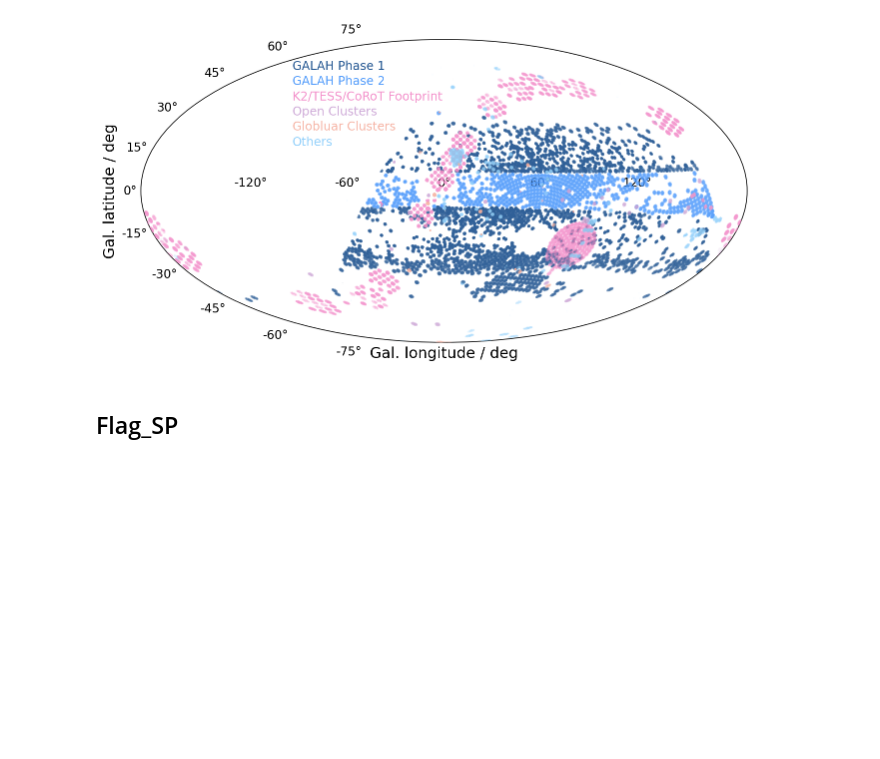
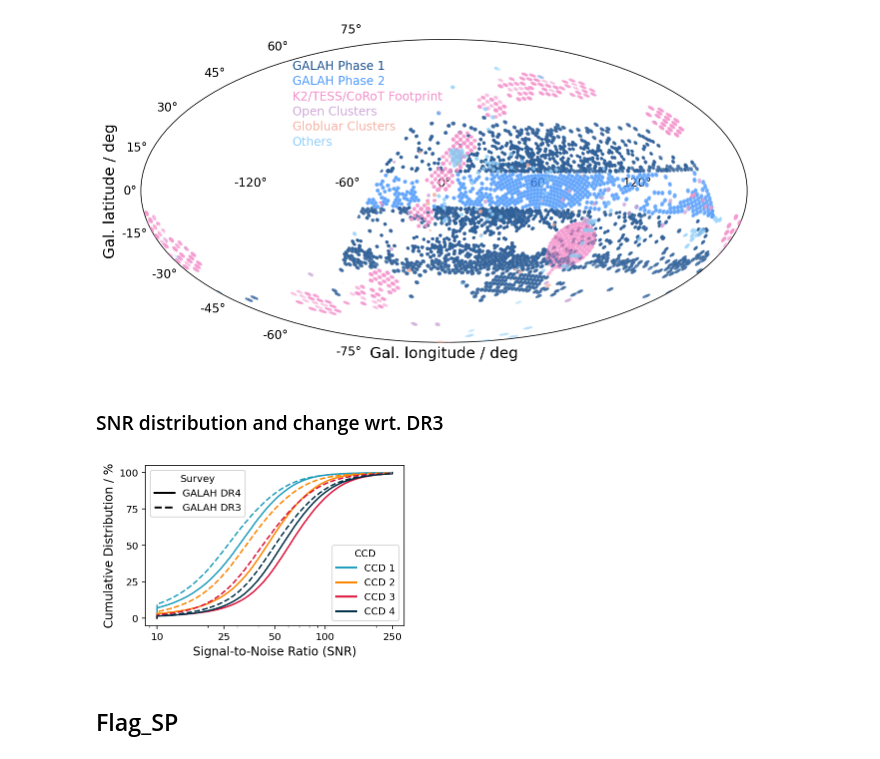
Before and after one commit to svenbuder/galah_dr4_paper, a Jupyter notebook: galah_dr4_paper_plots.ipynb, the cells around one changed output. Drawn from its saved outputs; the diff is of its cells as text; code cells hidden in the pictures; blank space fills up the shorter version.

```diff
--- a/galah_dr4_paper_plots.ipynb
+++ b/galah_dr4_paper_plots.ipynb
@@ -233,11 +233,69 @@ plt.show()
 plt.close()
 # %% [output]
 [figure]
+# %% [markdown]
+### SNR distribution and change wrt. DR3
 # %%
+import matplotlib.pyplot as plt
+import numpy as np
 
+# Setup figure and axis
+f, ax = plt.subplots(1,1,figsize=(4.5,3))
 
+# Function to compute and plot CDF
+def plot_cdf(ax, data, label, color, dashed=False):
+    sorted_data = np.sort(data[np.isfinite(data)])
+    cdf = np.arange(1, len(sorted_data) + 1) / len(sorted_data)
+    if dashed:
+        ax.plot(sorted_data, cdf, c=color, ls='dashed')
+    else:
+        ax.plot(sorted_data, cdf, c=color)
 
+# Define the SNR limits and colors
+snr_min = 10
+snr_max = 250
+colors = ['#219ebc','#fb8500','crimson','#023047']
+
+# Plot the CDFs for each CCD for GALAH DR4 (solid lines)
+plot_cdf(ax, galah_dr4_allstar['snr_px_ccd1'].clip(min=snr_min,max=snr_max), label='CCD 1', color=colors[0])
+plot_cdf(ax, galah_dr4_allstar['snr_px_ccd2'].clip(min=snr_min,max=snr_max), label='CCD 2', color=colors[1])
+plot_cdf(ax, galah_dr4_allstar['snr_px_ccd3'].clip(min=snr_min,max=snr_max), label='CCD 3', color=colors[2])
+plot_cdf(ax, galah_dr4_allstar['snr_px_ccd4'].clip(min=snr_min,max=snr_max), label='CCD 4', color=colors[3])
+
+# Plot the CDFs for each CCD for GALAH DR3 (dashed lines)
+plot_cdf(ax, galah_dr3_allstar['snr_c1_iraf'].clip(min=snr_min,max=snr_max), label='CCD 1', color=colors[0], dashed=True)
+plot_cdf(ax, galah_dr3_allstar['snr_c2_iraf'].clip(min=snr_min,max=snr_max), label='CCD 2', color=colors[1], dashed=True)
+plot_cdf(ax, galah_dr3_allstar['snr_c3_iraf'].clip(min=snr_min,max=snr_max), label='CCD 3', color=colors[2], dashed=True)
+plot_cdf(ax, galah_dr3_allstar['snr_c4_iraf'].clip(min=snr_min,max=snr_max), label='CCD 4', color=colors[3], dashed=True)
+
+# Set x-axis to log scale and add custom ticks
+ax.set_xscale('log')
+ax.set_xticks([10, 25, 50, 100, 250])
+ax.set_yticks([0,0.25,0.5,0.75,1.0],[0,25,50,75,100])
+ax.set_ylabel('Cumulative Distribution / %', fontsize=12)
+ax.set_xlabel('Signal-to-Noise Ratio (SNR)', fontsize=12)
+
+ax.get_xaxis().set_major_formatter(plt.ScalarFormatter())
+
+# Second legend for the line styles (GALAH DR4 vs DR3)
+line_style_legend = [
+    plt.Line2D([0], [0], color='k', lw=2, linestyle='-'),
+    plt.Line2D([0], [0], color='k', lw=2, linestyle='--')
+]
+ax.add_artist(ax.legend(line_style_legend, ['GALAH DR4', 'GALAH DR3'], title="Survey", loc='upper left'))
+
+# Create two legends
+# First legend for the colors (CCD 1-4)
+color_legend = [plt.Line2D([0], [0], color=colors[i], lw=2) for i in range(4)]
+ax.legend(color_legend, ['CCD 1', 'CCD 2', 'CCD 3', 'CCD 4'], title="CCD", loc='lower right')
+
+# Show plot with tight layout
 plt.tight_layout()
+plt.savefig('figures/snr_distribution.pdf',dpi=200,bbox_inches='tight')
+
+plt.show()
+# %% [output]
+[figure, added]
 # %% [markdown]
 ## Flag_SP
 # %%
```
Also changed, not shown: parts of 1 cell of this notebook, 6 other files.
